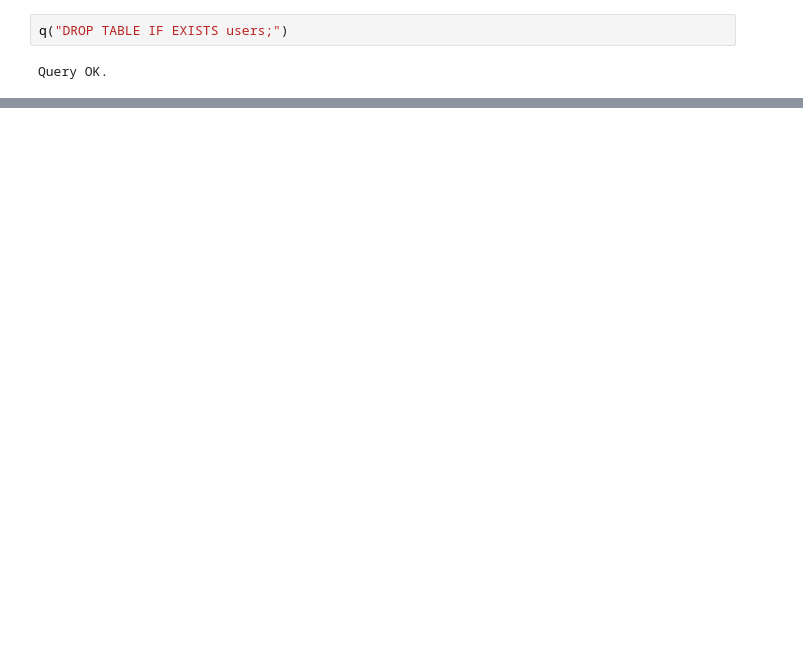
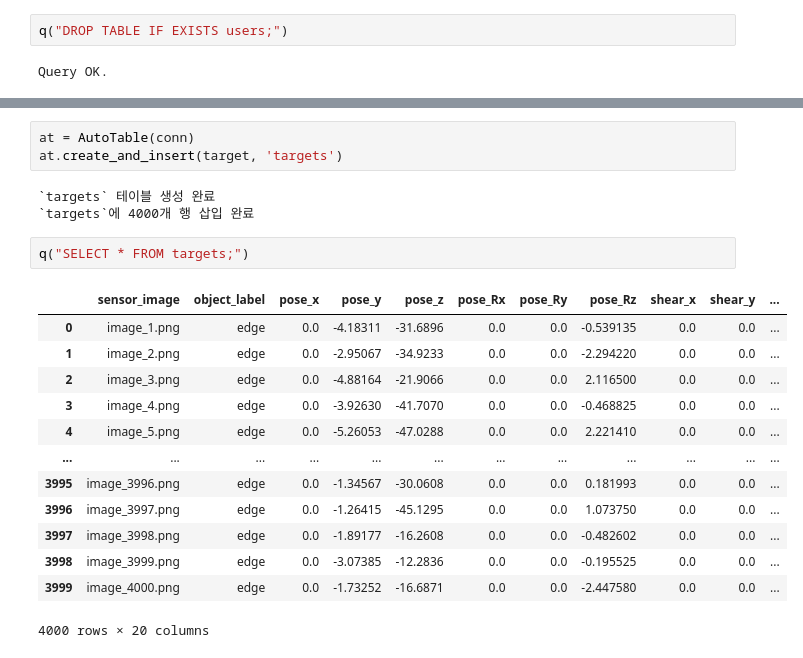
Before and after one commit to EdwardLee6677/Portfolio, a Jupyter notebook: MySQL/test.ipynb, the cells around one changed output, grey strips where cells are left out. Drawn from its saved outputs; the diff is of its cells as text; blank space fills up the shorter version.

```diff
--- a/MySQL/test.ipynb
+++ b/MySQL/test.ipynb
@@ -159,0 +264,22 @@ Query OK.
+# %%
+at = AutoTable(conn)
+at.create_and_insert(target, 'targets')
+# %% [output]
+`targets` 테이블 생성 완료
+`targets`에 4000개 행 삽입 완료
+# %%
+q("SELECT * FROM targets;")
+# %% [output]
+|  | sensor_image | object_label | pose_x | pose_y | pose_z | pose_Rx | pose_Ry | pose_Rz | shear_x | shear_y | ... |
+| 0 | image_1.png | edge | 0.0 | -4.18311 | -31.6896 | 0.0 | 0.0 | -0.539135 | 0.0 | 0.0 | ... |
+| 1 | image_2.png | edge | 0.0 | -2.95067 | -34.9233 | 0.0 | 0.0 | -2.294220 | 0.0 | 0.0 | ... |
+| 2 | image_3.png | edge | 0.0 | -4.88164 | -21.9066 | 0.0 | 0.0 | 2.116500 | 0.0 | 0.0 | ... |
+| 3 | image_4.png | edge | 0.0 | -3.92630 | -41.7070 | 0.0 | 0.0 | -0.468825 | 0.0 | 0.0 | ... |
+| 4 | image_5.png | edge | 0.0 | -5.26053 | -47.0288 | 0.0 | 0.0 | 2.221410 | 0.0 | 0.0 | ... |
+| ... | ... | ... | ... | ... | ... | ... | ... | ... | ... | ... | ... |
+| 3995 | image_3996.png | edge | 0.0 | -1.34567 | -30.0608 | 0.0 | 0.0 | 0.181993 | 0.0 | 0.0 | ... |
+| 3996 | image_3997.png | edge | 0.0 | -1.26415 | -45.1295 | 0.0 | 0.0 | 1.073750 | 0.0 | 0.0 | ... |
+| 3997 | image_3998.png | edge | 0.0 | -1.89177 | -16.2608 | 0.0 | 0.0 | -0.482602 | 0.0 | 0.0 | ... |
+| 3998 | image_3999.png | edge | 0.0 | -3.07385 | -12.2836 | 0.0 | 0.0 | -0.195525 | 0.0 | 0.0 | ... |
+| 3999 | image_4000.png | edge | 0.0 | -1.73252 | -16.6871 | 0.0 | 0.0 | -2.447580 | 0.0 | 0.0 | ... |
+4000 rows × 20 columns
```
Also changed, not shown: parts of 12 cells of this notebook.
